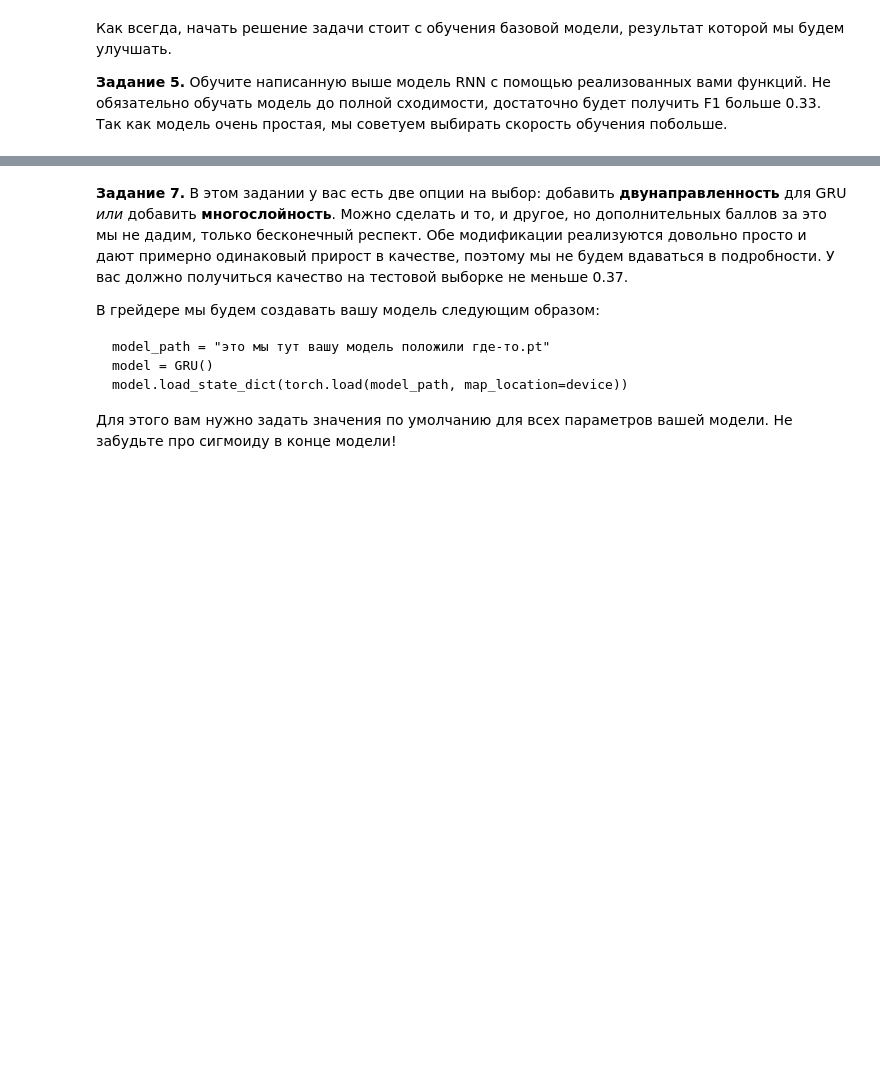
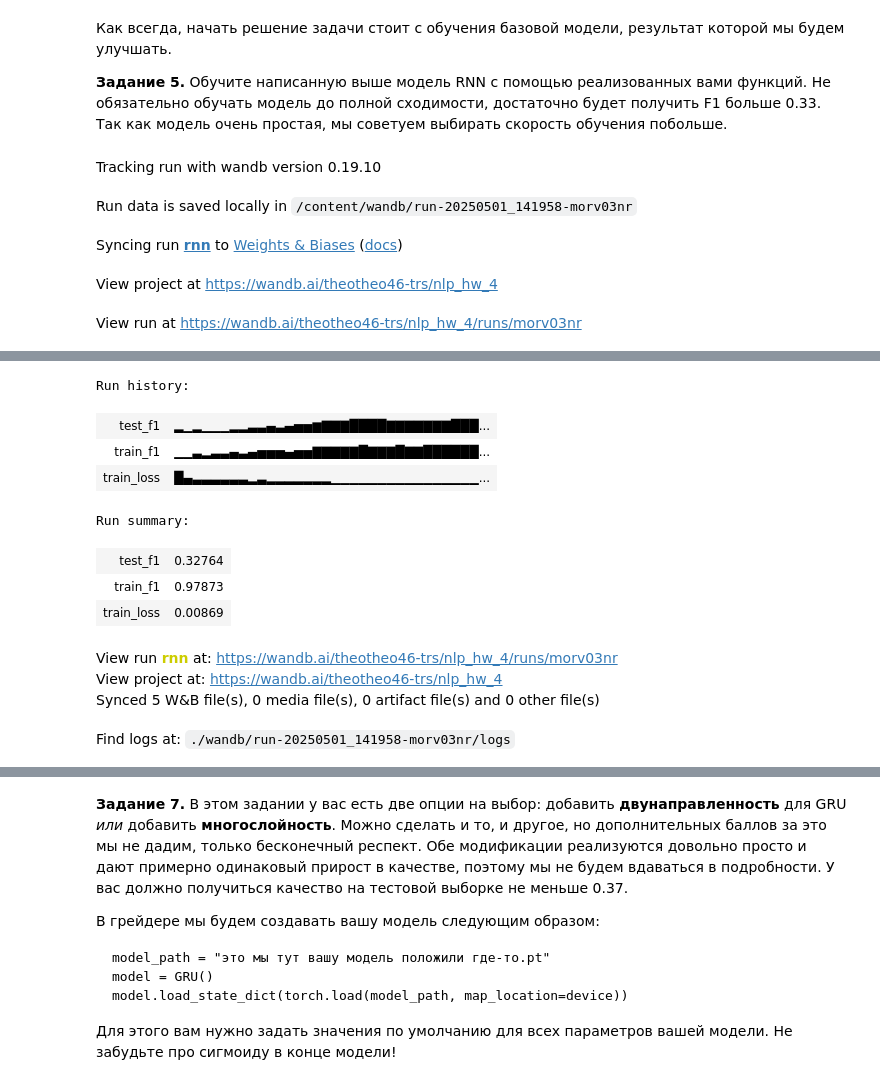
Before and after one commit to theotheo46/nlp, a Jupyter notebook: hw4.ipynb, the cells around one changed output, grey strips where cells are left out. Drawn from its saved outputs; the diff is of its cells as text; code cells hidden in the pictures; blank space fills up the shorter version.

```diff
--- a/hw4.ipynb
+++ b/hw4.ipynb
@@ -10,5 +122,5 @@ import numpy as np
 # %%
-dataset = pd.read_csv('biotech_news.tsv', sep='\t')
+dataset = pd.read_csv('/content/drive/MyDrive/data/biotech_news.tsv', sep='\t')
 dataset.head()
 # %% [output]
 |  | text | labels |
@@ -249,12 +404,48 @@ def evaluate(model, dataloader, device='cpu'):
     """
     Тестирует модель (model) на всем наборе данных (dataloader).
     """
-    # ваш код здесь
-    pass
+
+    # не забываем переводить в eval режим
+    model.to(device)
+    model.eval()
+
+    all_predictions = []
+    all_labels = []
+    for input_ids, labels in dataloader:
+        preds = model(input_ids.to(device))
+
+        all_predictions.extend((preds > 0.5).int().cpu())
+        all_labels.extend(labels.cpu())
+
+    # усредняем в самом конце, чтобы не зависеть от размера батча
+    f1 = compute_f1(torch.stack(all_predictions), torch.stack(all_labels))
+    wandb.log({
+        "test_f1": f1
+    })
+    return f1
 # %% [markdown]
 Как всегда, начать решение задачи стоит с обучения базовой модели, результат которой мы будем улучшать.
 
 __Задание 5.__ Обучите написанную выше модель RNN с помощью реализованных вами функций. Не обязательно обучать модель до полной сходимости, достаточно будет получить F1 больше 0.33. Так как модель очень простая, мы советуем выбирать скорость обучения побольше.
 # %%
-model = RNN(...).to(device)
-optimizer = ...
+model = RNN(vocab_size=len(dictionary), n_classes=29 , pad_token_id=16478).to(device)
+optimizer = torch.optim.Adam(model.parameters(), lr=1e-3)
+
+wandb.init(project="nlp_hw_4", name="rnn")
+
+# учим в течение 30 эпох
+for epoch in range(40):
+    train(model, train_loader, optimizer, device=device, logging=True)
+    test_f1 = evaluate(model, test_loader, device=device)
+    wandb.log({
+        "epoch": epoch
+    })
+wandb.finish()
+
+torch.save(model.state_dict(), 'rnn.pt')
+# %% [output]
+Tracking run with wandb version 0.19.10
+Run data is saved locally in /content/wandb/run-20250501_141958-morv03nr
+Syncing run rnn to Weights & Biases (docs)
+View project at https://wandb.ai/theotheo46-trs/nlp_hw_4
+View run at https://wandb.ai/theotheo46-trs/nlp_hw_4/runs/morv03nr
@@ -261,3 +453,15 @@ optimizer = ...
+Run history:
+| test_f1 | ▂▁▂▁▁▁▂▂▃▃▄▃▄▅▅▆▇▇▇████▇▇▇▇▇▇▇███... |
+| train_f1 | ▁▁▃▂▃▃▄▃▄▅▅▅▄▅▅▇▇▇▇▇█▇▇▇█▇▇██████... |
+| train_loss | █▄▃▃▃▃▃▃▂▃▂▂▂▂▂▂▂▁▁▁▁▁▁▁▁▁▁▁▁▁▁▁▁... |
+Run summary:
+| test_f1 | 0.32764 |
+| train_f1 | 0.97873 |
+| train_loss | 0.00869 |
+View run rnn at: https://wandb.ai/theotheo46-trs/nlp_hw_4/runs/morv03nr
+View project at: https://wandb.ai/theotheo46-trs/nlp_hw_4
+Synced 5 W&B file(s), 0 media file(s), 0 artifact file(s) and 0 other file(s)
+Find logs at: ./wandb/run-20250501_141958-morv03nr/logs
 # %% [markdown]
 ### GRU
 
```
Also changed, not shown: parts of 23 cells of this notebook.
